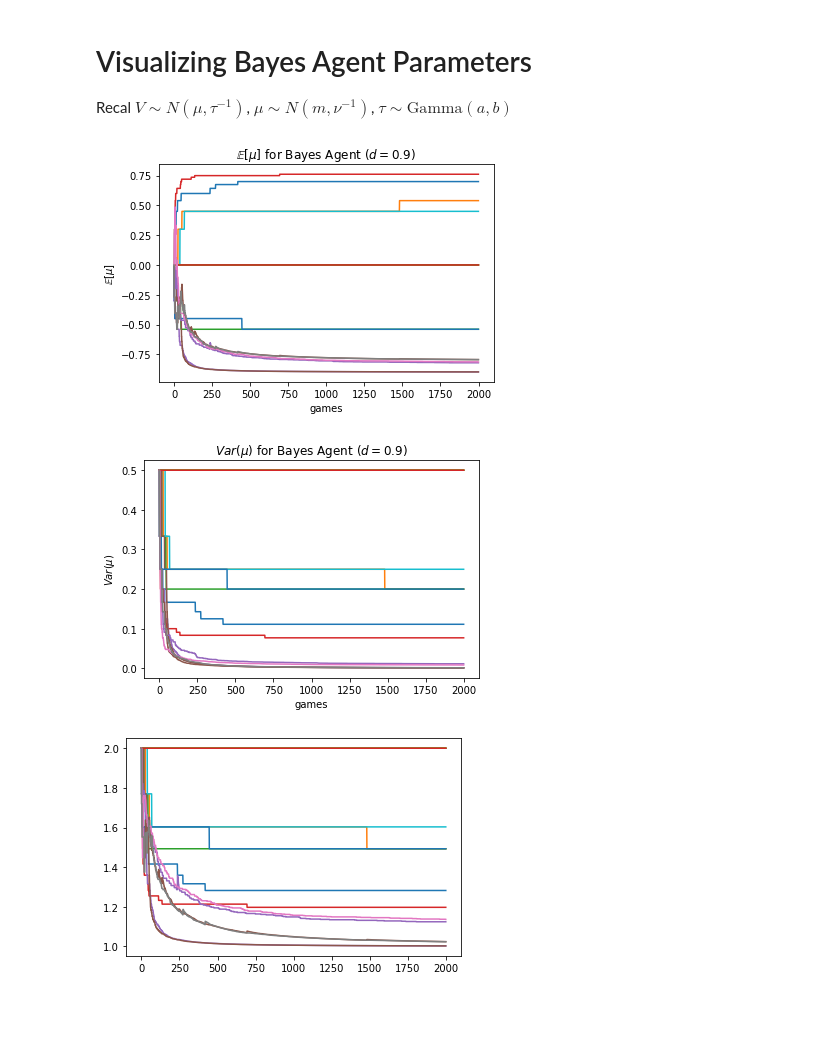
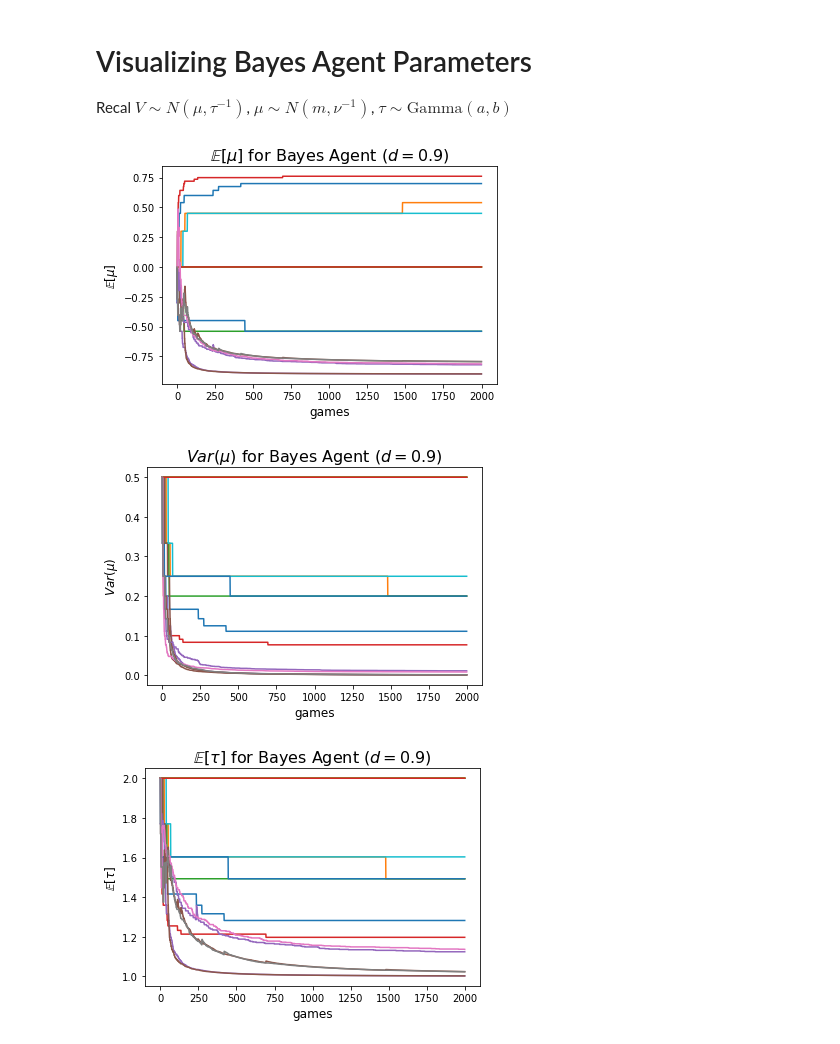
Before and after one commit to MartenThompson/rl-nim, a Jupyter notebook: code/visualization.ipynb, the cells around one changed output. Cells and saved outputs as stored; diff of their text form; code cells hidden in the pictures; blank space fills up the shorter version.

```diff
--- a/code/visualization.ipynb
+++ b/code/visualization.ipynb
@@ -859,27 +934,31 @@ aggressive_alpha = pd.read_csv('../final/Bayes_vis/aggressive_alpha_series.csv')
 aggressive_beta = pd.read_csv('../final/Bayes_vis/aggressive_beta_series.csv')
 # %%
 aggressive_m.head(N).plot(legend=False)
-plt.ylabel(r'$\mathbb{E}[\mu]$')
-plt.xlabel('games')
-plt.title(r'$\mathbb{E}[\mu]$ for Bayes Agent ($d=0.9$)')
+plt.ylabel(r'$\mathbb{E}[\mu]$',fontsize=12)
+plt.xlabel('games',fontsize=12)
+plt.title(r'$\mathbb{E}[\mu]$ for Bayes Agent ($d=0.9$)', fontsize=16)
 plt.show()
 # %% [output]
-[figure, old version]
+[figure, new version]
 # %%
 var_mu = 1/aggressive_nu.head(N)
 var_mu.plot(legend=False)
-plt.ylabel(r'$Var(\mu)$')
-plt.xlabel('games')
-plt.title(r'$Var(\mu)$ for Bayes Agent ($d=0.9$)')
+plt.ylabel(r'$Var(\mu)$',fontsize=12)
+plt.xlabel('games',fontsize=12)
+plt.title(r'$Var(\mu)$ for Bayes Agent ($d=0.9$)',fontsize=16)
 plt.show()
 # %% [output]
-[figure, old version]
+[figure, new version]
 # %%
 aggr_tau_mean = aggressive_beta.head(N)/aggressive_alpha.head(N)
 aggr_tau_mean.plot(legend=False)
+
+plt.ylabel(r'$\mathbb{E}[\tau]$',fontsize=12)
+plt.xlabel('games',fontsize=12)
+plt.title(r'$\mathbb{E}[\tau]$ for Bayes Agent ($d=0.9$)',fontsize=16)
 plt.show()
 # %% [output]
-[figure, old version]
+[figure, new version]
 # %%
 cons_m = pd.read_csv('../final/Bayes_vis/conservative_mu_series.csv')
 cons_nu = pd.read_csv('../final/Bayes_vis/conservative_lamb_series.csv')
```
Also changed, not shown: parts of 13 cells of this notebook, 35 other files.
